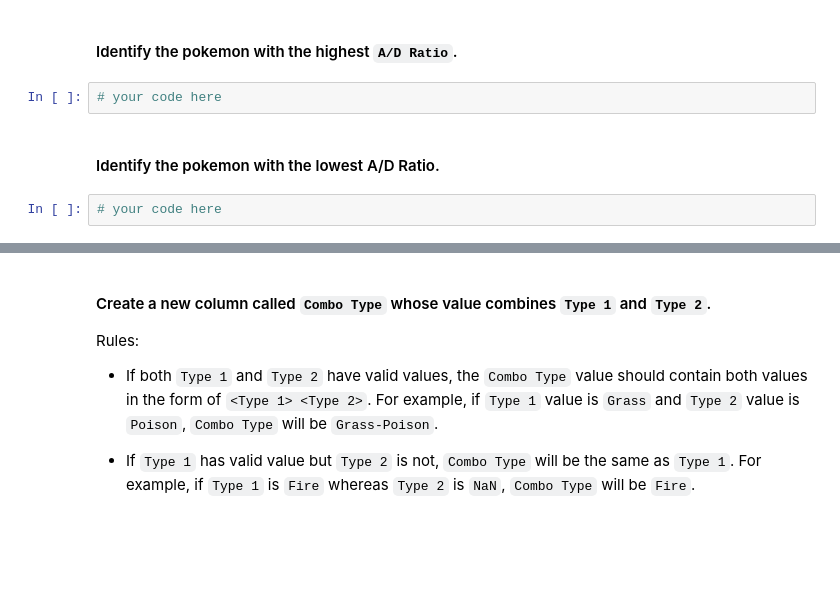
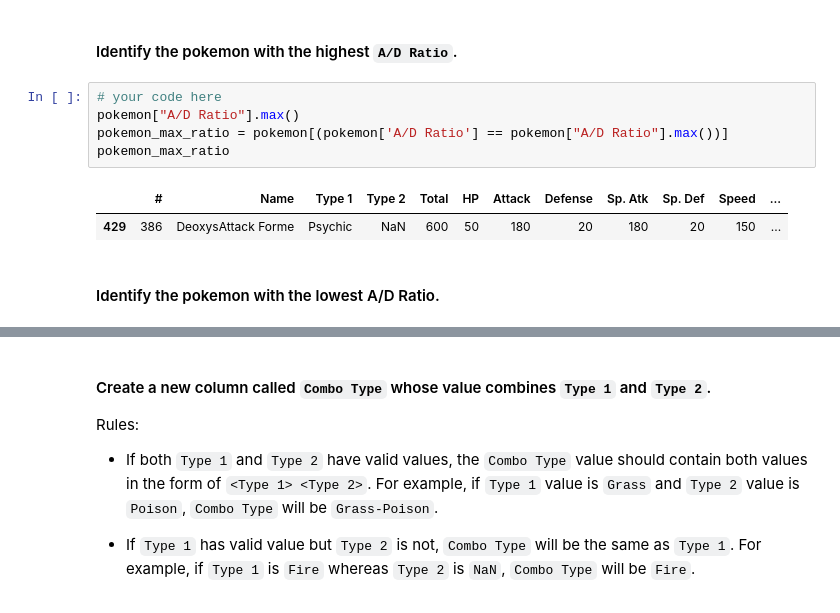
Before and after one commit to Irene9R/dataptmad1121_labs, a Jupyter notebook: module-1/dataframe-calculations/your-code/challenge-1.ipynb, the cells around one changed output, grey strips where cells are left out. Saved outputs shown, nothing was run; the diff lists cells and outputs as text; blank space fills up the shorter version.

```diff
--- a/module-1/dataframe-calculations/your-code/challenge-1.ipynb
+++ b/module-1/dataframe-calculations/your-code/challenge-1.ipynb
@@ -124,9 +124,13 @@ pokemon
 800 rows × 14 columns
 # %% [markdown]
 #### Identify the pokemon with the highest `A/D Ratio`.
-# %%
-# your code here
+# %%
+# your code here
+pokemon["A/D Ratio"].max()
+pokemon_max_ratio = pokemon[(pokemon['A/D Ratio'] == pokemon["A/D Ratio"].max())]
+pokemon_max_ratio
+# %% [output]
+|  | # | Name | Type 1 | Type 2 | Total | HP | Attack | Defense | Sp. Atk | Sp. Def | Speed | ... |
+| 429 | 386 | DeoxysAttack Forme | Psychic | NaN | 600 | 50 | 180 | 20 | 180 | 20 | 150 | ... |
 # %% [markdown]
 #### Identify the pokemon with the lowest A/D Ratio.
-# %%
-# your code here
```
Also changed, not shown: parts of 10 cells of this notebook.
